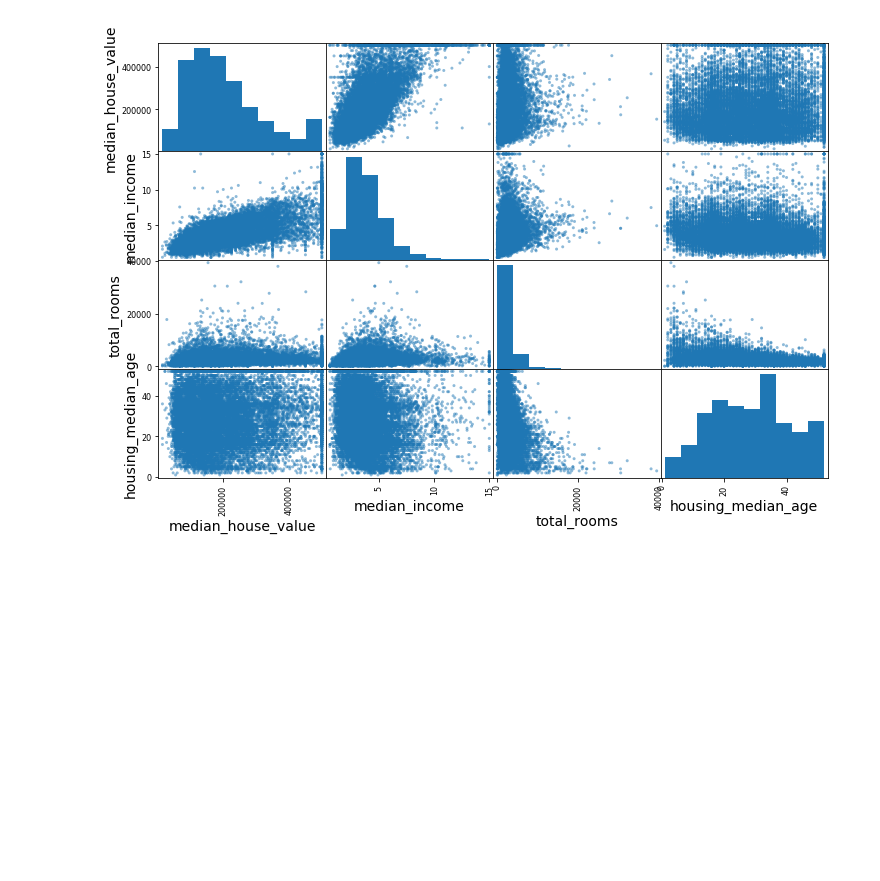
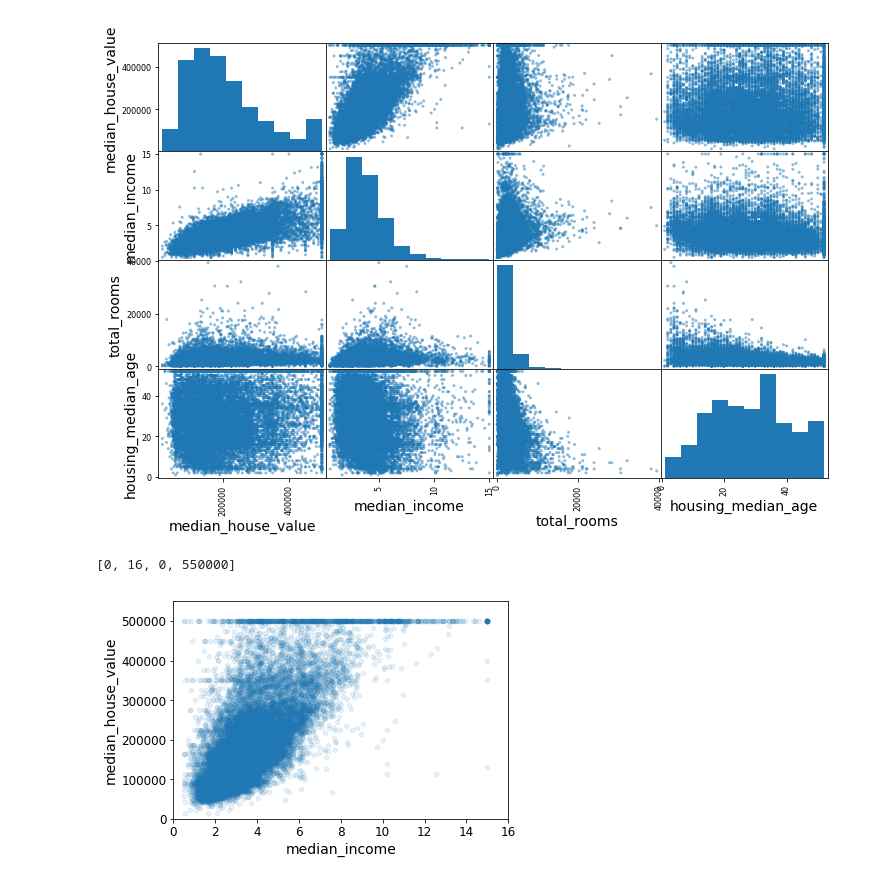
Before and after one commit to bartezz32/tensorflow-anaconda, a Jupyter notebook: chapter2/Housing.ipynb, the cells around one changed output. Saved outputs shown, nothing was run; the diff lists cells and outputs as text; code cells hidden in the pictures; blank space fills up the shorter version.

```diff
--- a/chapter2/Housing.ipynb
+++ b/chapter2/Housing.ipynb
@@ -300,3 +300,8 @@ array([[<matplotlib.axes._subplots.AxesSubplot object at 0x...>,
 [figure]
 # %%
 housing.plot(kind="scatter",x="median_income",y="median_house_value",alpha=0.1)
+#Beter scaling plot
+plt.axis([0, 16, 0, 550000])
+# %% [output]
+[0, 16, 0, 550000]
+[figure, added]
```
Also changed, not shown: parts of 2 cells of this notebook.
